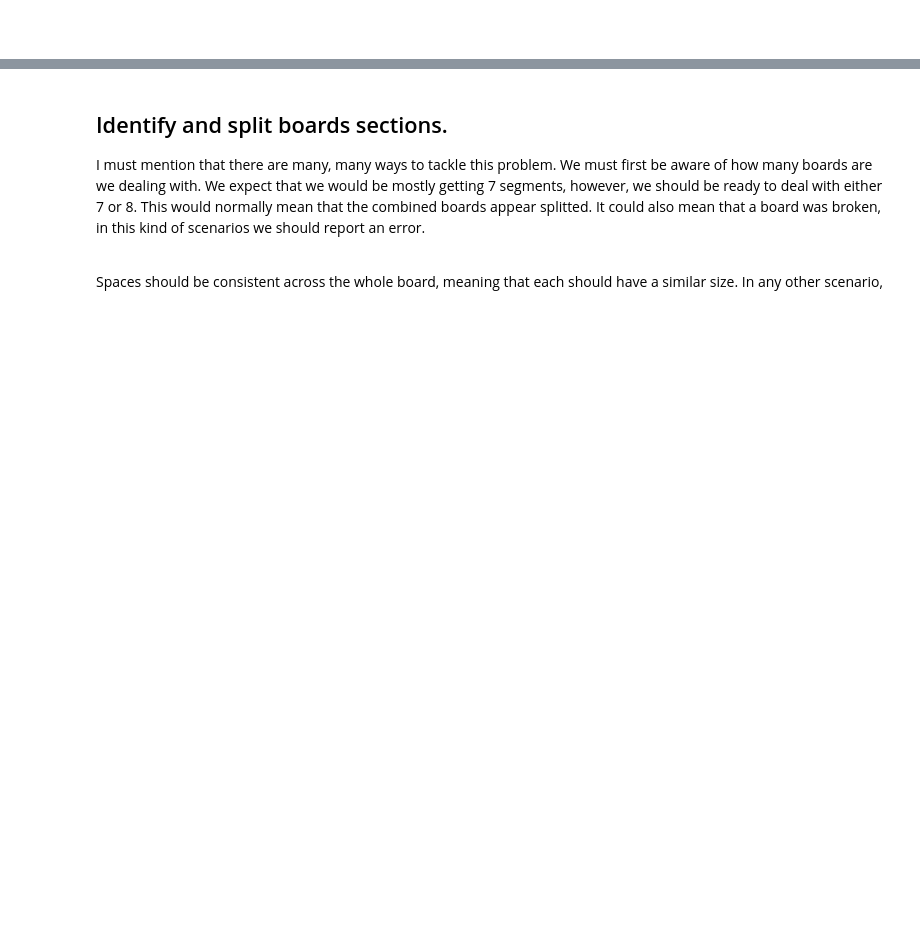
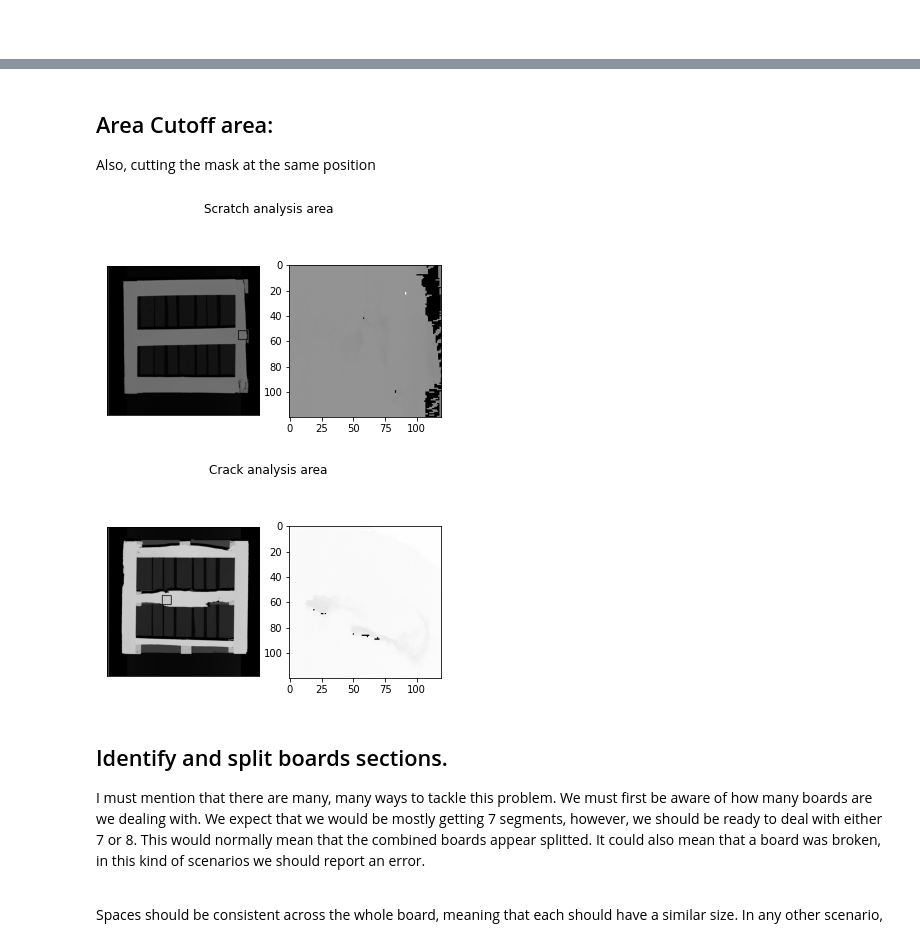
Before and after one commit to keny91/ChapChallenge, a Jupyter notebook: CameraBottom.ipynb, the cells around one changed output, grey strips where cells are left out. Cells and saved outputs as stored; diff of their text form; code cells hidden in the pictures; blank space fills up the shorter version.

```diff
--- a/CameraBottom.ipynb
+++ b/CameraBottom.ipynb
@@ -125,17 +127,23 @@ def Convert8bAndNormalize ( image16b ):
     normalized = cv.normalize(image16b,None,0,65535,cv.NORM_MINMAX)
     return cv.convertScaleAbs(normalized,alpha=(255.0/65535.0))
 
+def Convert8b (image16b):
+    max_val = image16b.max()
+    # return cv.convertScaleAbs(image16b,alpha=(255.0/max_val))
+    return cv.convertScaleAbs(image16b,alpha=(255.0/65535.0))
+
 def Normalize16b ( image16b ):
     return cv.normalize(image16b,None,0,65535,cv.NORM_MINMAX)
+
 ###############     execution part      ############
 
 # sample scratch
 scract_sample_filepath = area_B58_scratch[0]
-scract_sample_location = area_B58_scratch[1]
+scract_sample_location = area_B58_scratch[1][0]
 scract_image16 = cv.imread(scract_sample_filepath, -1)
 
 crack_sample_filepath = area_B78_crack[0]
-crack_sample_location = area_B78_crack[1]
+crack_sample_location = area_B78_crack[1][0]
 crack_image16 = cv.imread(crack_sample_filepath, -1)
 
 scract_hist_values = cv.calcHist([scract_image16.flatten()],channels=[0],mask=None,histSize=[65535],ranges=[0,65535])
@@ -446,3 +341,55 @@ mySF.showQuickImage(laplacian64,"laplacianabs")
+# %% [markdown]
+## Area Cutoff area:
+Also, cutting the mask at the same position
+# %%
+### Apply mast to cut off region
+def applyMaskToImage(image,mask):
+    copyImage = image.copy()
+    if image.shape == mask.shape:
+        for i  in range(mask.shape[0]):
+            for j  in range(mask.shape[1]):
+                if(not mask[i][j]):
+                    copyImage[i][j] = 0
+
+        return copyImage
+
+        # return cv.bitwise_and(image, mask)  # must then convert images to the same format (uint8 or 16)
+    else:
+        print("Error: matrixes must be the same size.")
+        return -1
+
+
+distance = 60
+
+
+# im leaving the printed
+
+
+# mySF.show2ImagesSideBySide(rectangle_area_scratch,cutoff_scratch_mask,"Scratch analysis area")
+# mySF.show2ImagesSideBySide(rectangle_area_crack,cutoff_crack_mask,"Crack analysis area")
+
+marked_scratch = scract_image16.copy()
+marked_crack = crack_image16.copy()
+marked_scratch = cv.rectangle(marked_scratch, [scract_sample_location[0]-distance,scract_sample_location[1]-distance], [scract_sample_location[0]+distance,scract_sample_location[1]+distance], [150], 10)
+marked_crack = cv.rectangle(marked_crack, [crack_sample_location[0]-distance,crack_sample_location[1]-distance], [crack_sample_location[0]+distance,crack_sample_location[1]+distance], [150], 10)
+
+cutoff_scratch_mask = mySF.getImageCutoffAroundPoint(imageTopTH_scratch,scract_sample_location,distance)
+cutoff_crack_mask = mySF.getImageCutoffAroundPoint(imageTopTH_crack,crack_sample_location,distance)
+
+cutoff_scratch = mySF.getImageCutoffAroundPoint(scract_image16,scract_sample_location,distance)
+cutoff_crack = mySF.getImageCutoffAroundPoint(crack_image16,crack_sample_location,distance)
+
+# mySF.showQuickImage(cutoff_scratch_mask, "mask")
+# mySF.showQuickImage(cutoff_crack_mask, "mask")
+
+MaskApplied_scratch = applyMaskToImage(cutoff_scratch,cutoff_scratch_mask)
+MaskApplied_crack = applyMaskToImage(cutoff_crack,cutoff_crack_mask)
+
+mySF.show2ImagesSideBySide(marked_scratch,cutoff_scratch,"Scratch analysis area")
+mySF.show2ImagesSideBySide(marked_crack,cutoff_crack,"Crack analysis area")
+# %% [output]
+[figure, added]
+[figure, added]
 # %% [markdown]
 ## Identify and split boards sections.
 <a name ="split"></a>
```
Also changed, not shown: parts of 14 cells of this notebook, 1 other file.
